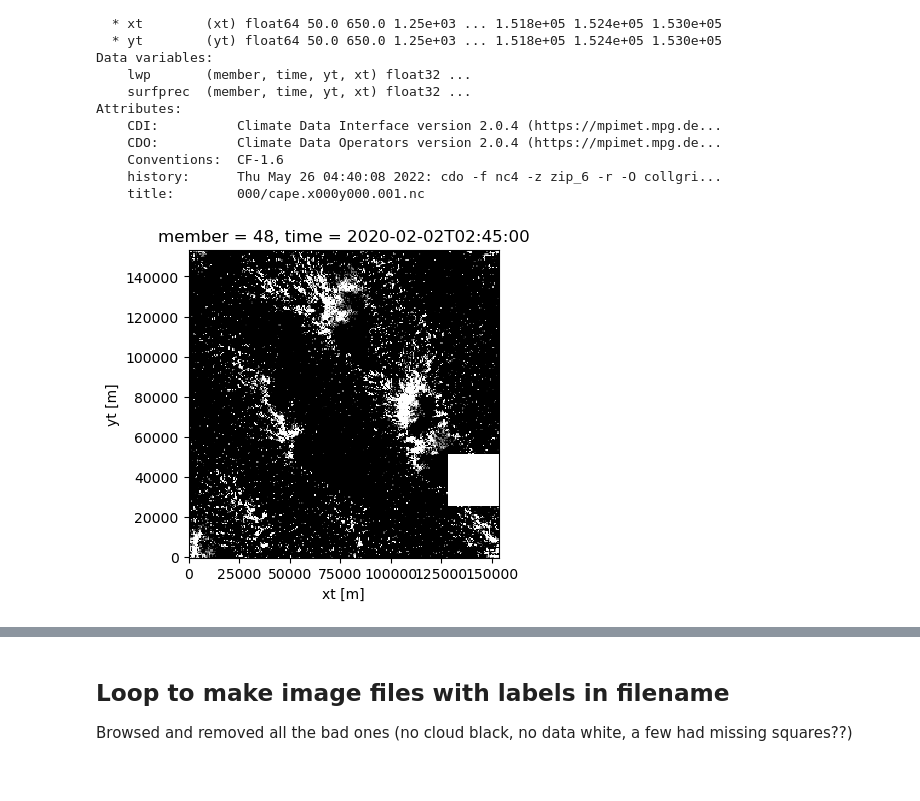
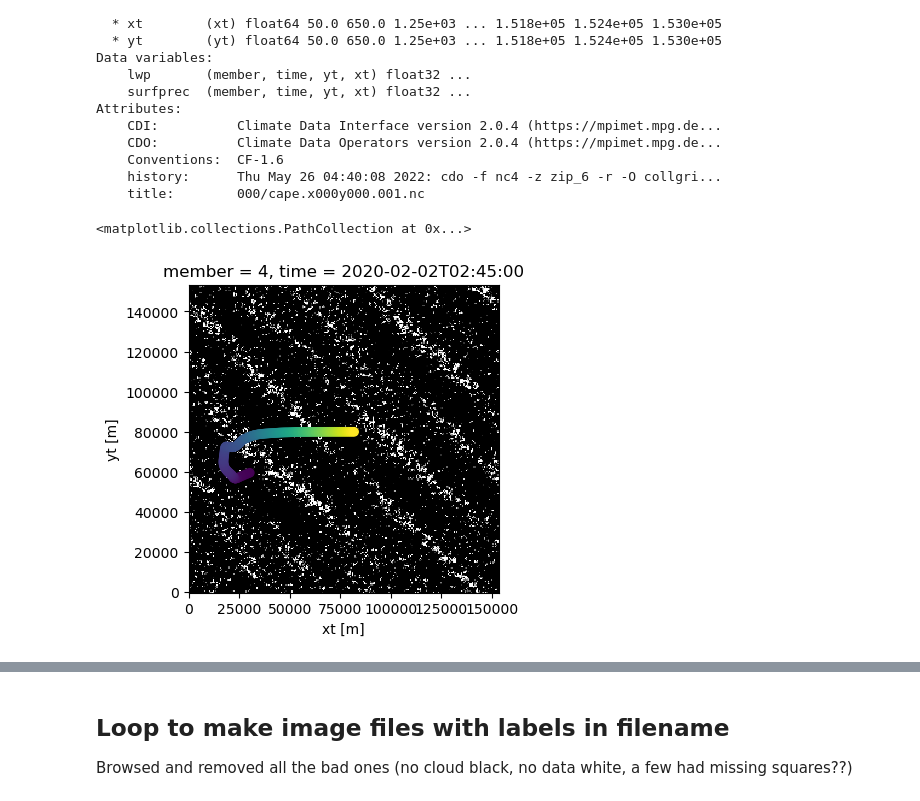
Before and after one commit to ATMOcanes/ATM651, a Jupyter notebook: Jupyter_Notebooks_Python/CloudBotany_entropy.ipynb, the cells around one changed output, grey strips where cells are left out. Drawn from its saved outputs; the diff is of its cells as text; code cells hidden in the pictures.

```diff
--- a/Jupyter_Notebooks_Python/CloudBotany_entropy.ipynb
+++ b/Jupyter_Notebooks_Python/CloudBotany_entropy.ipynb
@@ -78,10 +102,17 @@ Attributes:
 # %%
 # square root of cloud water looks cloudlike
 # problem downloads: 1,9  31,11  34,8  47,8  61,3  69,4  74,7  81,4  83,4  86,4  91,5  missing squares
 
-np.sqrt(ds_2D.lwp[47][8]).plot(vmin=0, vmax=0.25, cmap='Greys_r', add_colorbar=False, size=4, aspect=1)
+np.sqrt(ds_2D.lwp[3][8]).plot(vmin=0, vmax=0.25, cmap='Greys_r', add_colorbar=False, size=4, aspect=1)
+
+# HODOGRAPH
+# select every 40th time to match 2D field index
+ds_profiles = xr.open_dataset('/Users/bmapes/Box/EvolutionaryConvection/CloudBotany/CloudBotany_profilesuv.nc')\
+                .isel(time=slice(None, None, 40))
+plt.scatter( 80000+5000*ds_profiles.u[3][8], 80000+5000*ds_profiles.v[3][8] , c=ds_profiles.zt)
+
 #plt.axis('off'); plt.title('');
-
-plt.savefig("test.png", bbox_inches='tight')
+# plt.savefig("test.png", bbox_inches='tight')
 # %% [output]
+<matplotlib.collections.PathCollection at 0x...>
-[figure, old version]
+[figure, new version]
```
Also changed, not shown: parts of 19 cells of this notebook, 2 other files.
